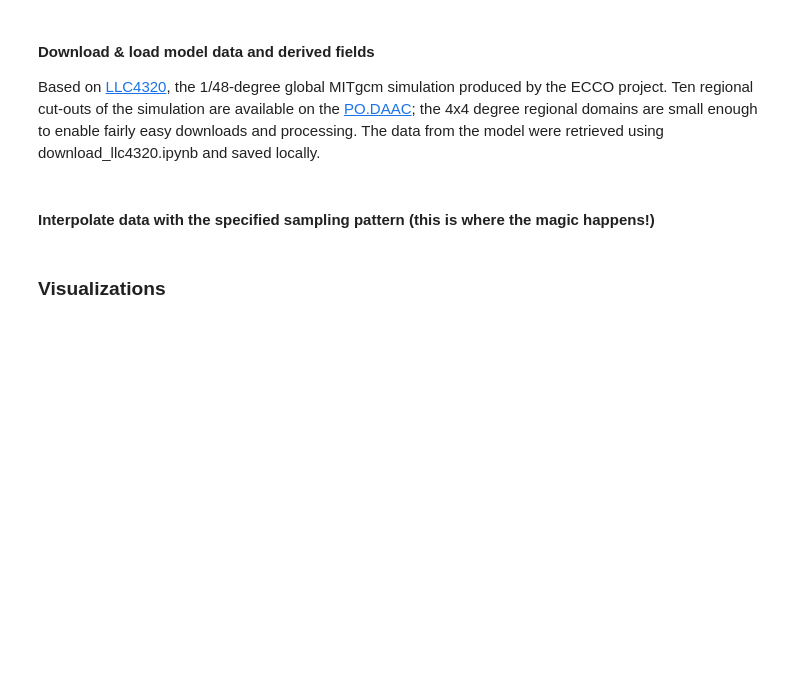
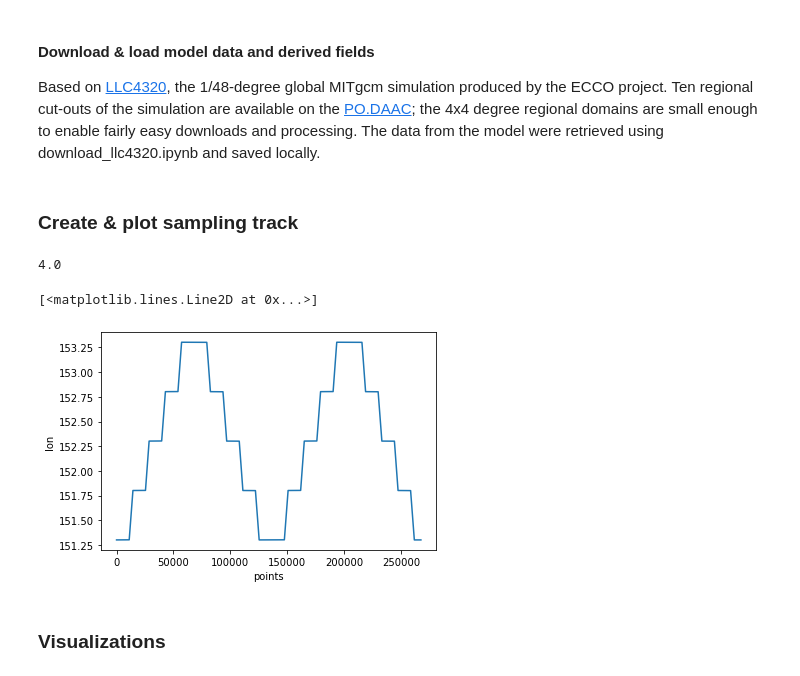
Before and after one commit to kdrushka/model-subsampling, a Jupyter notebook: swot_osses.ipynb, the cells around one changed output. Drawn from its saved outputs; the diff is of its cells as text; code cells hidden in the pictures; blank space fills up the shorter version.

```diff
--- a/swot_osses.ipynb
+++ b/swot_osses.ipynb
@@ -117,10 +118,21 @@ ds = ds.assign_coords(time=np.linspace(0,ds.time.size-1, num=ds.time.size)) # ti
 # XC, YC and Z are the same at all times, so select a single time
 X = ds.XC.isel(time=0)
 Y = ds.YC.isel(time=0)
-# %% [markdown]
-#### Interpolate data with the specified sampling pattern (this is where the magic happens!)
+# %% [markdown]
+### Create & plot sampling track
 # %%
-survey_track, sdata, sh_true = survey_interp(ds, SAMPLING_STRATEGY, sampling_details)
+# del sys.modules['osse_tools']
+sampling_details['hspeed'] = 1
+sampling_details['AT_END'] = 'repeat'
+from osse_tools import download_llc4320_data, compute_derived_fields, get_survey_track, survey_interp
+survey_track, survey_indices, sampling_parameters = get_survey_track(ds, SAMPLING_STRATEGY, sampling_details)
+# %% [output]
+4.0
+# %%
+survey_track.lon.plot()
+# %% [output]
+[<matplotlib.lines.Line2D at 0x...>]
+[figure, added]
 # %% [markdown]
 ### Visualizations
 # %%
```
Also changed, not shown: parts of 5 cells of this notebook, 1 other file.
